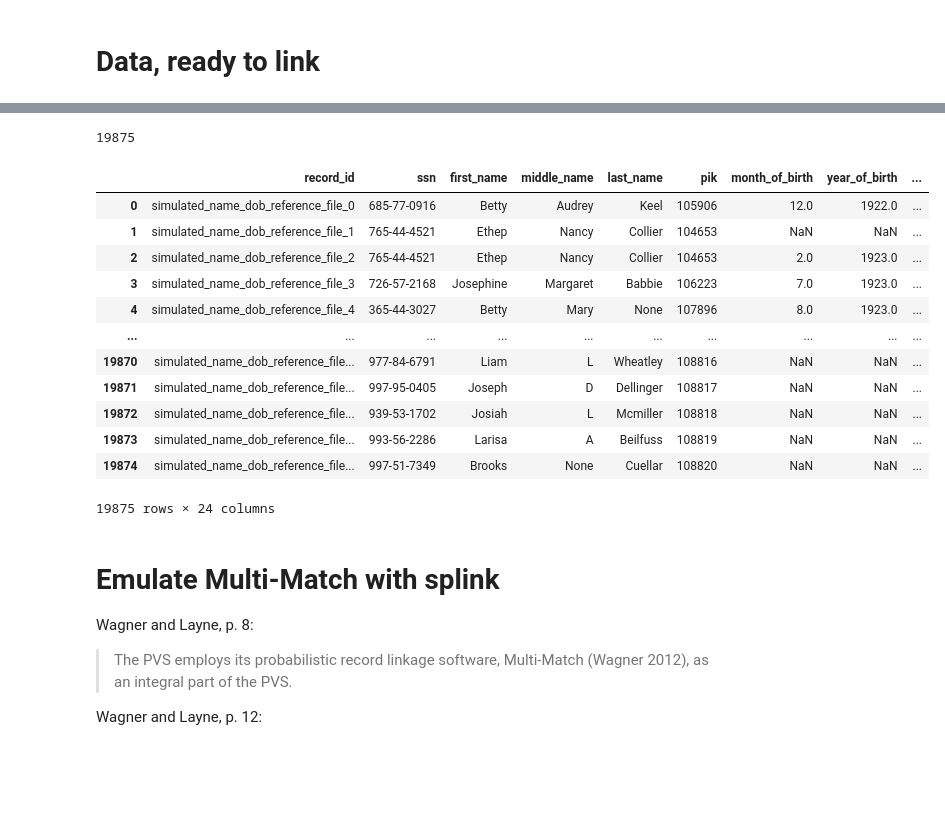
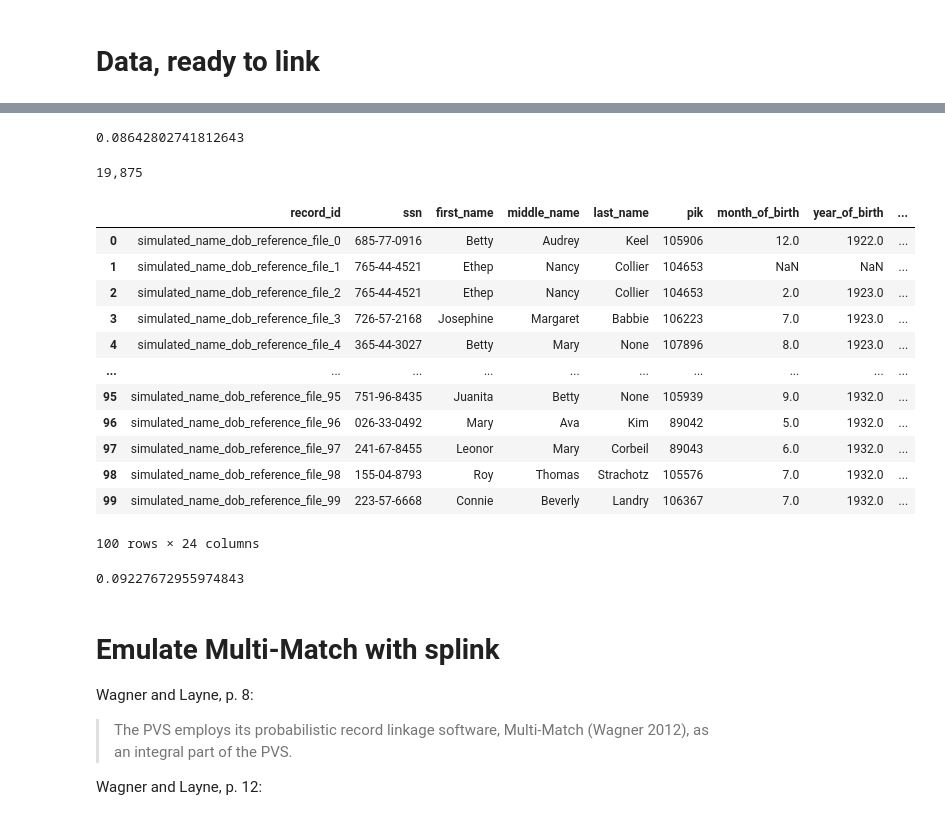
Before and after one commit to ihmeuw/person_linkage_case_study, a Jupyter notebook: person_linkage_case_study_small_sample_pandas_duckdb.ipynb, the cells around one changed output, grey strips where cells are left out. Drawn from its saved outputs; the diff is of its cells as text; code cells hidden in the pictures; blank space fills up the shorter version.

```diff
--- a/person_linkage_case_study_small_sample_pandas_duckdb.ipynb
+++ b/person_linkage_case_study_small_sample_pandas_duckdb.ipynb
@@ -476,36 +646,44 @@ name_dob_reference_file = add_truncated_name_cols(name_dob_reference_file)
 # - Reverse Soundex for Last Name
 
 def nysiis(input_string):
+    if pandas.isna(input_string):
+        return pandas.NA
     result = jellyfish.nysiis(input_string)
-    if result is None:
+    if pandas.isna(result):
         return pandas.NA
 
     return result
 
 def soundex(input_string):
+    if pandas.isna(input_string):
+        return pandas.NA
     result = jellyfish.soundex(input_string)
-    if result is None:
+    if pandas.isna(result):
         return pandas.NA
 
     return result
 
+def reverse_soundex(input_string):
+    if pandas.isna(input_string):
+        return pandas.NA
+
+    return soundex(input_string[::-1])
+
 def add_name_phonetics(df):
-    df = df.copy()
     for col in ['first_name', 'last_name']:
         kwargs = {}
         if compute_engine == 'dask':
             kwargs['meta'] = (col, 'object')
-        df[f'{col}_nysiis'] = df[col].dropna().apply(nysiis, **kwargs)
-        df[f'{col}_reverse_soundex'] = df[col].dropna().str[::-1].apply(soundex, **kwargs)
+        df = df.assign(**{f'{col}_nysiis': df[col].apply(nysiis, **kwargs)})
+        df = df.assign(**{f'{col}_reverse_soundex': df[col].apply(reverse_soundex, **kwargs)})
 
     return df_ops.ensure_large_string_capacity(df)
 
 def add_address_phonetics(df):
-    df = df.copy()
     kwargs = {}
     if compute_engine == 'dask':
         kwargs['meta'] = (col, 'object')
-    df['street_name_soundex'] = df.street_name.dropna().apply(jellyfish.soundex, **kwargs)
+    df = df.assign(street_name_for_blocking_soundex=df.street_name_for_blocking.apply(soundex, **kwargs))
     return df_ops.ensure_large_string_capacity(df)
 
 census_2030 = add_name_phonetics(census_2030)
@@ -514,13 +692,3 @@ census_2030 = add_address_phonetics(census_2030)
 geobase_reference_file = add_address_phonetics(geobase_reference_file)
 
 name_dob_reference_file = add_name_phonetics(name_dob_reference_file)
-# %%
-# Columns used to "cut the database": ZIP3 and a grouping of first and last initial
-def add_zip3(df):
-    return df.assign(zip3=lambda x: x.zipcode.str[:3])
-
-def add_first_last_initial_categories(df):
-    # Page 20 of the NORC report: "Name-cuts are defined by combinations of the first characters of the first and last names. The twenty letter groupings
-    # for the first character are: A-or-blank, B, C, D, E, F, G, H, I, J, K, L, M, N, O, P, Q, R, S, T, and U-Z."
-    initial_cut = lambda x: x.fillna('A').str[0].replace('A', 'A-or-blank').replace(['U', 'V', 'W', 'X', 'Y', 'Z'], 'U-Z')
-    return df.assign(first_initial_cut=lambda x: initial_cut(x.first_name), last_initial_cut=lambda x: initial_cut(x.last_name))
@@ -533,0 +695,10 @@ name_dob_reference_file = add_first_last_initial_categories(name_dob_reference_f
+# %%
+# Columns used to "cut the database": ZIP3 and a grouping of first and last initial
+def add_zip3(df):
+    return df.assign(zip3=lambda x: x.zipcode.str[:3])
+
+def add_first_last_initial_categories(df):
+    # Page 20 of the NORC report: "Name-cuts are defined by combinations of the first characters of the first and last names. The twenty letter groupings
+    # for the first character are: A-or-blank, B, C, D, E, F, G, H, I, J, K, L, M, N, O, P, Q, R, S, T, and U-Z."
+    initial_cut = lambda x: x.fillna('A').str[0].replace('A', 'A-or-blank').replace(['U', 'V', 'W', 'X', 'Y', 'Z'], 'U-Z')
+    return df.assign(first_initial_cut=initial_cut(df.first_name), last_initial_cut=initial_cut(df.last_name))
@@ -577,0 +763,4 @@ geobase_reference_file
+# %%
+df_ops.compute(geobase_reference_file.year_of_birth.isna().mean())
+# %% [output]
+0.08642802741812643
@@ -578,20 +769,24 @@ geobase_reference_file
 # %%
-len(name_dob_reference_file)
+print(f'{len(name_dob_reference_file):,.0f}')
 # %% [output]
-19875
+19,875
 # %%
-name_dob_reference_file
+df_ops.head(name_dob_reference_file, n=100)
 # %% [output]
 |  | record_id | ssn | first_name | middle_name | last_name | pik | month_of_birth | year_of_birth | ... |
 | 0 | simulated_name_dob_reference_file_0 | 685-77-0916 | Betty | Audrey | Keel | 105906 | 12.0 | 1922.0 | ... |
 | 1 | simulated_name_dob_reference_file_1 | 765-44-4521 | Ethep | Nancy | Collier | 104653 | NaN | NaN | ... |
 | 2 | simulated_name_dob_reference_file_2 | 765-44-4521 | Ethep | Nancy | Collier | 104653 | 2.0 | 1923.0 | ... |
 | 3 | simulated_name_dob_reference_file_3 | 726-57-2168 | Josephine | Margaret | Babbie | 106223 | 7.0 | 1923.0 | ... |
 | 4 | simulated_name_dob_reference_file_4 | 365-44-3027 | Betty | Mary | None | 107896 | 8.0 | 1923.0 | ... |
 | ... | ... | ... | ... | ... | ... | ... | ... | ... | ... |
-| 19870 | simulated_name_dob_reference_file... | 977-84-6791 | Liam | L | Wheatley | 108816 | NaN | NaN | ... |
-| 19871 | simulated_name_dob_reference_file... | 997-95-0405 | Joseph | D | Dellinger | 108817 | NaN | NaN | ... |
-| 19872 | simulated_name_dob_reference_file... | 939-53-1702 | Josiah | L | Mcmiller | 108818 | NaN | NaN | ... |
-| 19873 | simulated_name_dob_reference_file... | 993-56-2286 | Larisa | A | Beilfuss | 108819 | NaN | NaN | ... |
-| 19874 | simulated_name_dob_reference_file... | 997-51-7349 | Brooks | None | Cuellar | 108820 | NaN | NaN | ... |
+| 95 | simulated_name_dob_reference_file_95 | 751-96-8435 | Juanita | Betty | None | 105939 | 9.0 | 1932.0 | ... |
+| 96 | simulated_name_dob_reference_file_96 | 026-33-0492 | Mary | Ava | Kim | 89042 | 5.0 | 1932.0 | ... |
+| 97 | simulated_name_dob_reference_file_97 | 241-67-8455 | Leonor | Mary | Corbeil | 89043 | 6.0 | 1932.0 | ... |
+| 98 | simulated_name_dob_reference_file_98 | 155-04-8793 | Roy | Thomas | Strachotz | 105576 | 7.0 | 1932.0 | ... |
+| 99 | simulated_name_dob_reference_file_99 | 223-57-6668 | Connie | Beverly | Landry | 106367 | 7.0 | 1932.0 | ... |
-19875 rows × 24 columns
+100 rows × 24 columns
+# %%
+df_ops.compute(name_dob_reference_file.year_of_birth.isna().mean())
+# %% [output]
+0.09227672955974843
```
Also changed, not shown: parts of 90 cells of this notebook, 5 other files.
